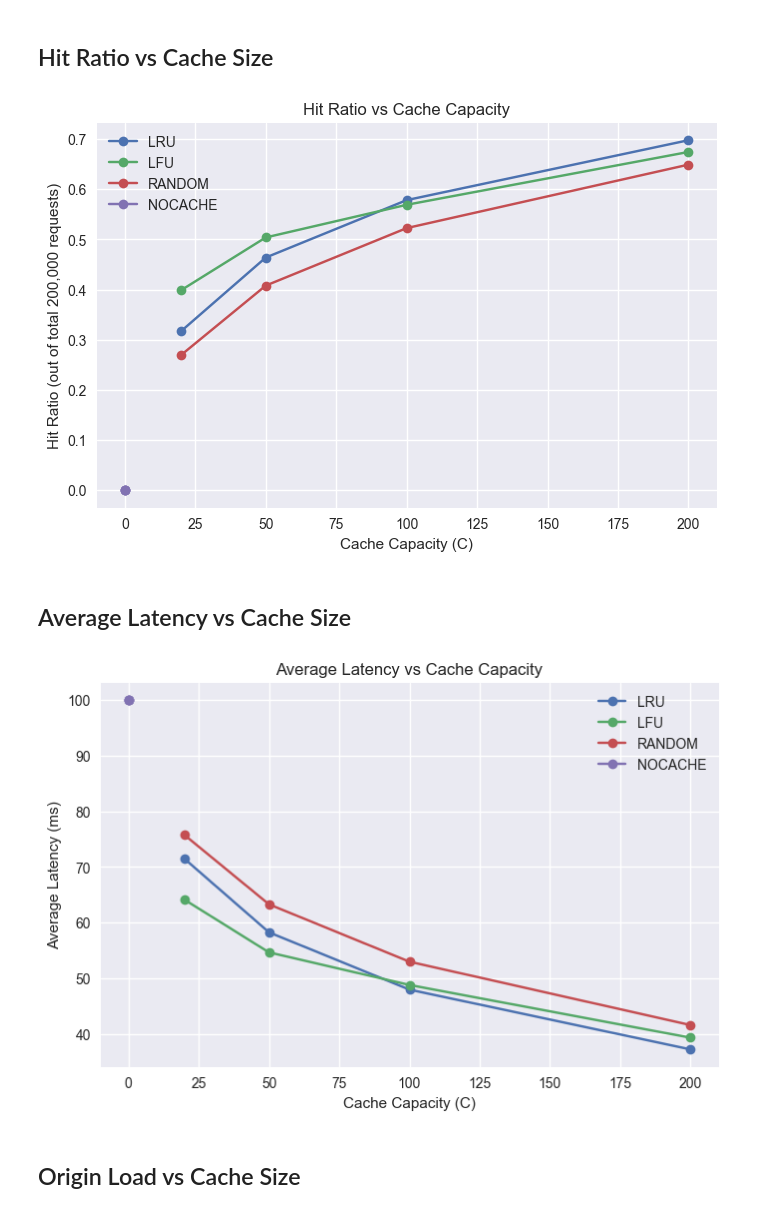
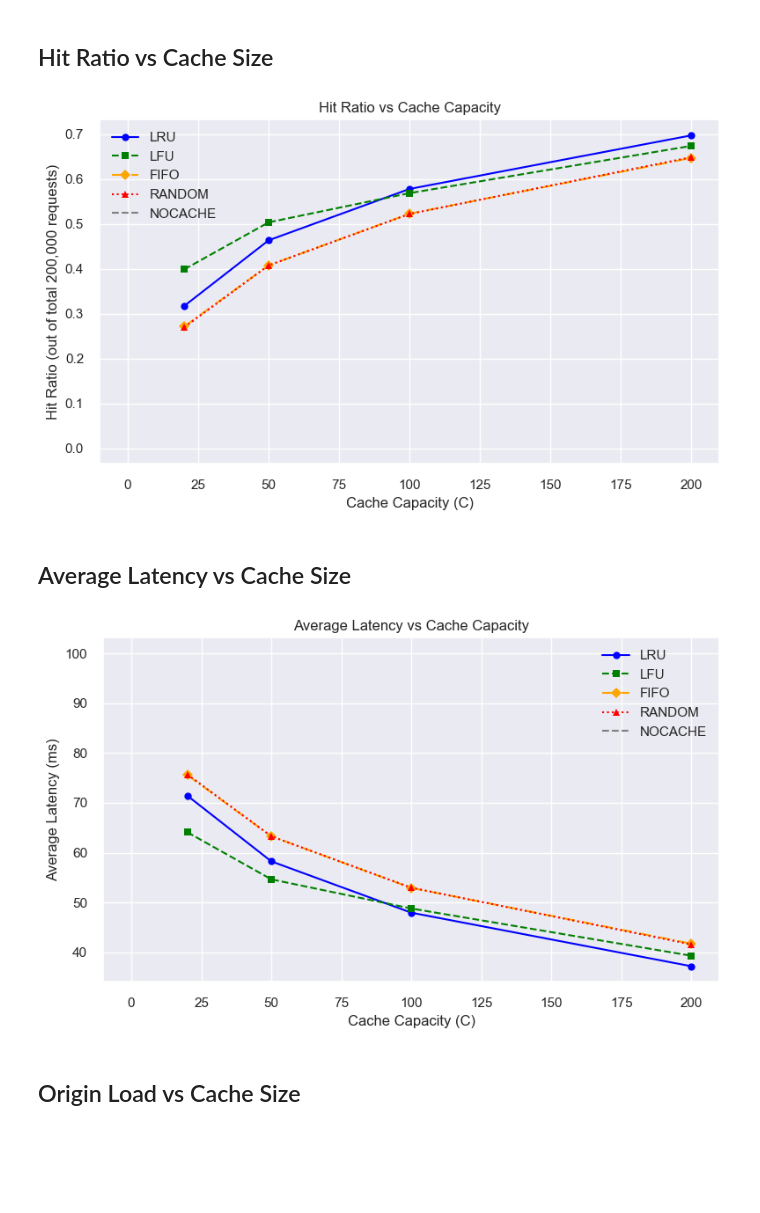
Before and after one commit to ibrikk/sdn-caching, a Jupyter notebook: analysis_plot.ipynb, the cells around one changed output. Cells and saved outputs as stored; diff of their text form; code cells hidden in the pictures; blank space fills up the shorter version.

Commit message:
add fifo policy

```diff
--- a/analysis_plot.ipynb
+++ b/analysis_plot.ipynb
@@ -19,7 +19,7 @@ import pandas as pd
 import matplotlib.pyplot as plt
 import seaborn as sns
 
-plt.style.use("seaborn-v0_8")
+sns.set_theme(style="darkgrid")
 # %%
 cache_df = pd.read_csv("results/cache_size_results.csv")
 zipf_df = pd.read_csv("results/zipf_results.csv")
@@ -49,36 +49,75 @@ cache_df, zipf_df, edge_df
 # %% [markdown]
 ## Hit Ratio vs Cache Size
 # %%
-plt.figure(figsize=(8,5))
+plt.figure(figsize=(8, 5))
+
+# Define clearer colors and styles for each policy
+custom_styles = {
+    "LRU": {"color": "blue", "linestyle": "-", "marker": "o"},
+    "LFU": {"color": "green", "linestyle": "--", "marker": "s"},
+    "FIFO": {"color": "orange", "linestyle": "-.", "marker": "D"},
+    "RANDOM": {"color": "red", "linestyle": ":", "marker": "^"},
+    "NOCACHE": {"color": "gray", "linestyle": "--", "marker": "x"},
+}
+
 for pol in cache_df["policy"].unique():
     sub = cache_df[cache_df["policy"] == pol]
-    plt.plot(sub["cache_size"], sub["hit_ratio"], marker="o", label=pol)
+    style = custom_styles.get(pol, {})
+    plt.plot(
+        sub["cache_size"],
+        sub["hit_ratio"],
+        label=pol,
+        color=style.get("color", None),
+        linestyle=style.get("linestyle", "-"),
+        marker=style.get("marker", "o"),
+    )
 
 plt.xlabel("Cache Capacity (C)")
 plt.ylabel("Hit Ratio (out of total 200,000 requests)")
 plt.title("Hit Ratio vs Cache Capacity")
 plt.legend()
 plt.grid(True)
+plt.tight_layout()
 plt.show()
+
 # 3nu bir birinin yaninda goster
 # %% [output]
-[figure, old version]
+[figure, new version]
 # %% [markdown]
 ## Average Latency vs Cache Size
 # %%
-plt.figure(figsize=(8,5))
+plt.figure(figsize=(8, 5))
+
+# Define consistent visual styles per policy
+custom_styles = {
+    "LRU": {"color": "blue", "linestyle": "-", "marker": "o"},
+    "LFU": {"color": "green", "linestyle": "--", "marker": "s"},
+    "FIFO": {"color": "orange", "linestyle": "-.", "marker": "D"},
+    "RANDOM": {"color": "red", "linestyle": ":", "marker": "^"},
+    "NOCACHE": {"color": "gray", "linestyle": "--", "marker": "x"},
+}
+
 for pol in cache_df["policy"].unique():
     sub = cache_df[cache_df["policy"] == pol]
-    plt.plot(sub["cache_size"], sub["avg_latency"], marker="o", label=pol)
+    style = custom_styles.get(pol, {})
+    plt.plot(
+        sub["cache_size"],
+        sub["avg_latency"],
+        label=pol,
+        color=style.get("color", None),
+        linestyle=style.get("linestyle", "-"),
+        marker=style.get("marker", "o"),
+    )
 
 plt.xlabel("Cache Capacity (C)")
 plt.ylabel("Average Latency (ms)")
 plt.title("Average Latency vs Cache Capacity")
 plt.legend()
 plt.grid(True)
+plt.tight_layout()
 plt.show()
 # %% [output]
-[figure, old version]
+[figure, new version]
 # %% [markdown]
 ## Origin Load vs Cache Size
 # %%
```
Also changed, not shown: parts of 13 cells of this notebook, 7 other files.
